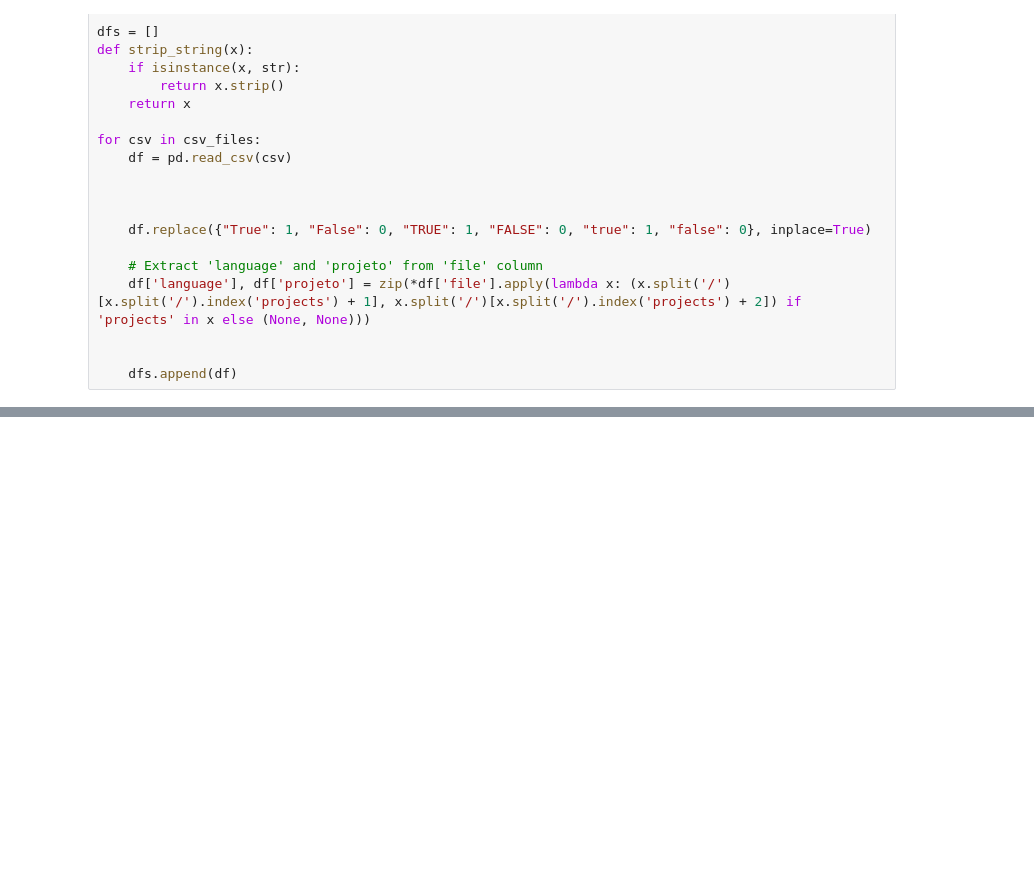
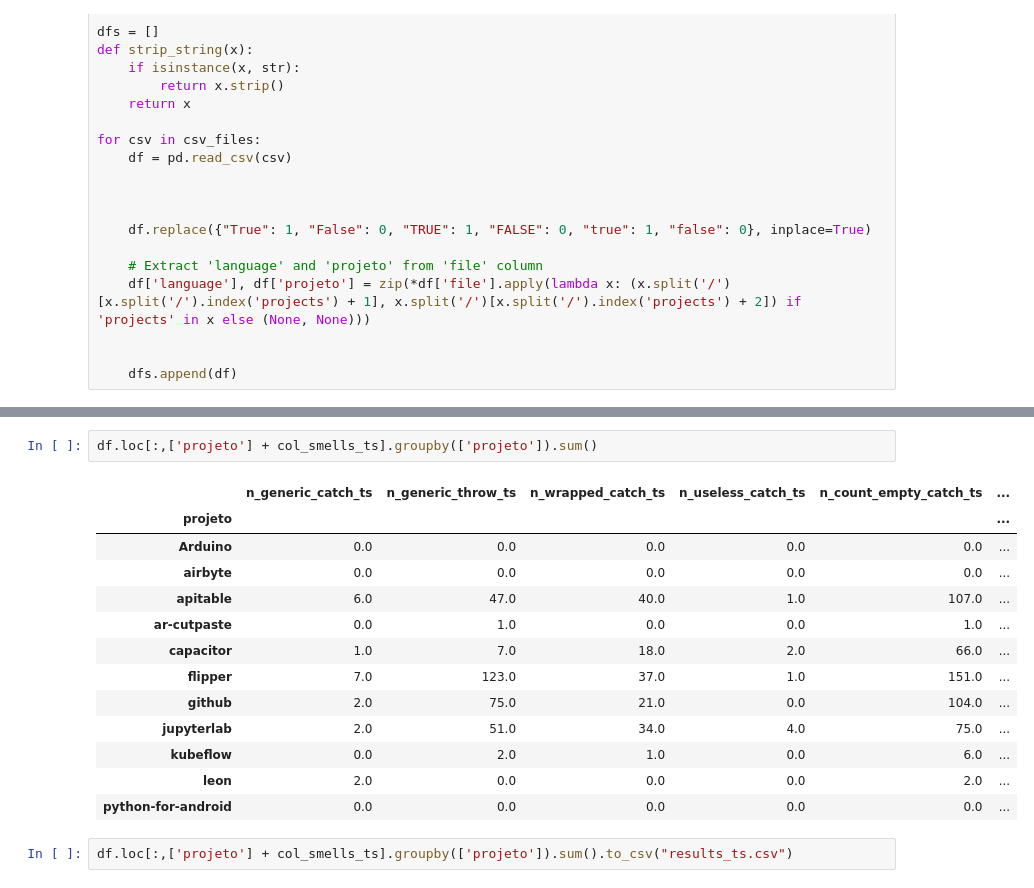
Before and after one commit to RobsonOlv/exception-miner, a Jupyter notebook: notebooks/eh_multi_analysis.ipynb, the cells around one changed output, grey strips where cells are left out. Cells and saved outputs as stored; diff of their text form; blank space fills up the shorter version.

```diff
--- a/notebooks/eh_multi_analysis.ipynb
+++ b/notebooks/eh_multi_analysis.ipynb
@@ -123,0 +273,18 @@ Name: n_bare_raise_finally, Length: 53159, dtype: float64
+# %%
+df.loc[:,['projeto'] + col_smells_ts].groupby(['projeto']).sum()
+# %% [output]
+|  | n_generic_catch_ts | n_generic_throw_ts | n_wrapped_catch_ts | n_useless_catch_ts | n_count_empty_catch_ts | ... |
+| projeto |  |  |  |  |  | ... |
+| Arduino | 0.0 | 0.0 | 0.0 | 0.0 | 0.0 | ... |
+| airbyte | 0.0 | 0.0 | 0.0 | 0.0 | 0.0 | ... |
+| apitable | 6.0 | 47.0 | 40.0 | 1.0 | 107.0 | ... |
+| ar-cutpaste | 0.0 | 1.0 | 0.0 | 0.0 | 1.0 | ... |
+| capacitor | 1.0 | 7.0 | 18.0 | 2.0 | 66.0 | ... |
+| flipper | 7.0 | 123.0 | 37.0 | 1.0 | 151.0 | ... |
+| github | 2.0 | 75.0 | 21.0 | 0.0 | 104.0 | ... |
+| jupyterlab | 2.0 | 51.0 | 34.0 | 4.0 | 75.0 | ... |
+| kubeflow | 0.0 | 2.0 | 1.0 | 0.0 | 6.0 | ... |
+| leon | 2.0 | 0.0 | 0.0 | 0.0 | 2.0 | ... |
+| python-for-android | 0.0 | 0.0 | 0.0 | 0.0 | 0.0 | ... |
+# %%
+df.loc[:,['projeto'] + col_smells_ts].groupby(['projeto']).sum().to_csv("results_ts.csv")
```
Also changed, not shown: parts of 22 cells of this notebook.
